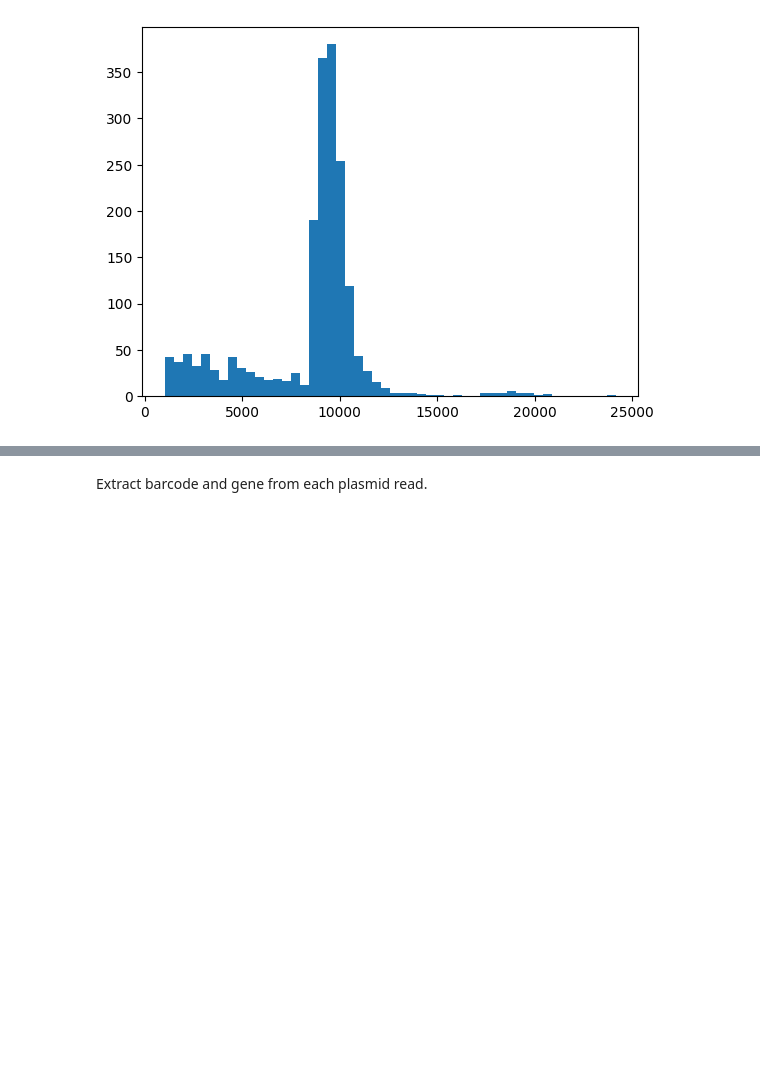
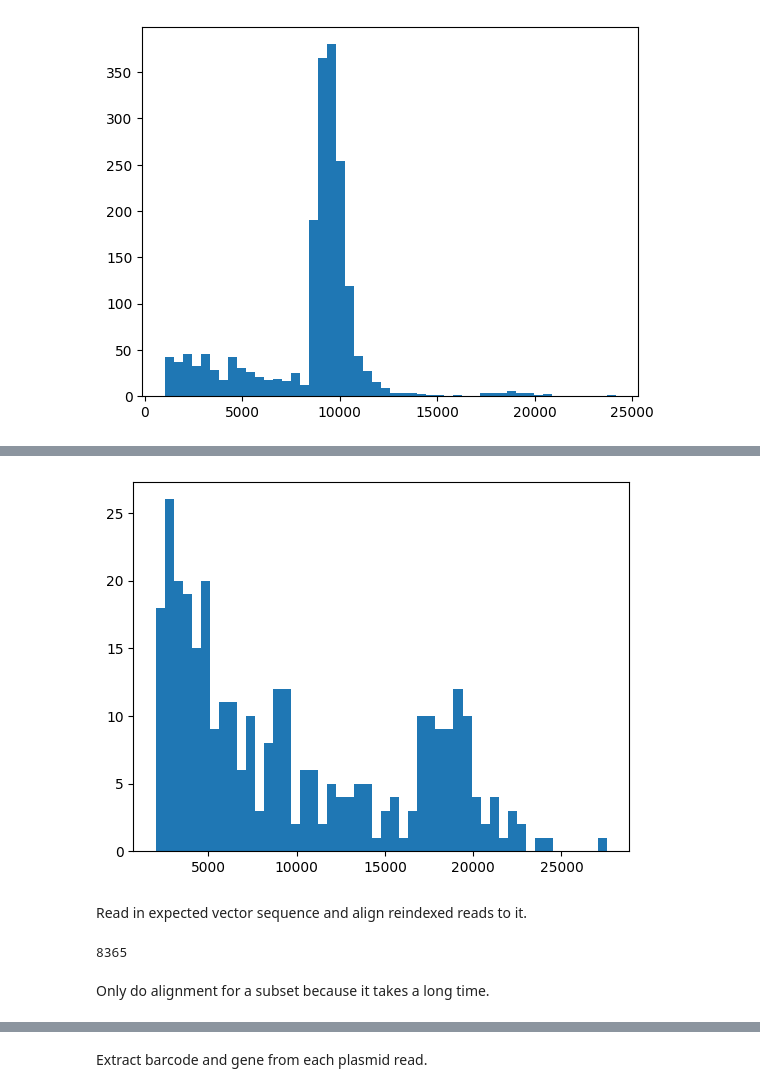
Before and after one commit to nmateyko/PlasmidLibraryAmplificationBias, a Jupyter notebook: analysis/MORF_nanopore_20230821/morf_sequencing_20230821.ipynb, the cells around one changed output, grey strips where cells are left out. Cells and saved outputs as stored; diff of their text form; code cells hidden in the pictures; blank space fills up the shorter version.

Commit message:
Add morf analysis

```diff
--- a/analysis/MORF_nanopore_20230821/morf_sequencing_20230821.ipynb
+++ b/analysis/MORF_nanopore_20230821/morf_sequencing_20230821.ipynb
@@ -35,0 +32,21 @@ plt.show()
+# %%
+# concatenate each sequence to itself in case the read starts in the middle of the insert site
+reads_concat = [(header, seq + seq, qual + qual) for header, seq, qual in reads]
+
+# get first instance of upstream sequence and the sequence downstream of it
+reindexed_reads = []
+failed = []
+for header, seq, qual in reads_concat:
+    index = first_index_of_kmer(seq, QUERY, 10, Levenshtein.distance)
+    if index >= 0:
+        reindexed_seq = seq[index:index + int(len(seq)/2)]
+        reindexed_qual = qual[index:index + int(len(seq)/2)]
+        reindexed_reads.append((header, reindexed_seq, reindexed_qual))
+    else:
+        index_rev = first_index_of_kmer(revcomp(seq), QUERY, 15, Levenshtein.distance)
+        if index_rev >= 0:
+            reindexed_seq = revcomp(seq)[index_rev:index_rev + int(len(seq)/2)]
+            reindexed_qual = qual[::-1][index_rev:index_rev + int(len(seq)/2)]
+            reindexed_reads.append((header, reindexed_seq, reindexed_qual))
+        else:
+            failed.append((header, seq, qual))
@@ -35,0 +62,14 @@ plt.show()
+# %%
+plt.hist([len(read[1]) for read in failed], bins=50)
+plt.show()
+# %% [output]
+[figure, added]
+# %% [markdown]
+Read in expected vector sequence and align reindexed reads to it.
+# %%
+with open("MORF_nogene_ampR_start.txt", 'rt') as f:
+    plasmid = f.readline()
+plasmid = plasmid.upper()
+print(len(plasmid))
+# %% [output]
+8365
@@ -35,0 +99,2 @@ plt.show()
+# %% [markdown]
+Only do alignment for a subset because it takes a long time.
```
Also changed, not shown: parts of 42 cells of this notebook, 8 other files.
